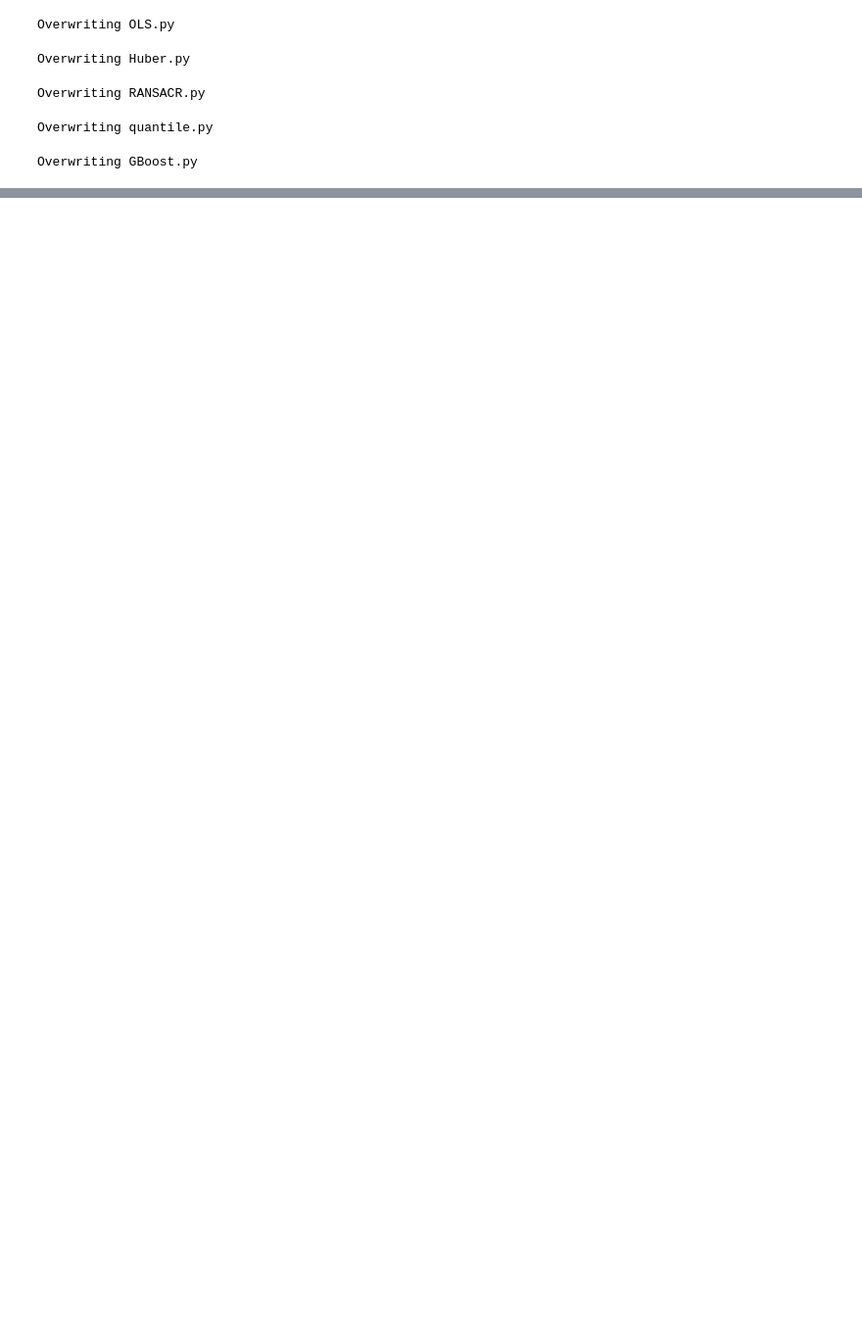
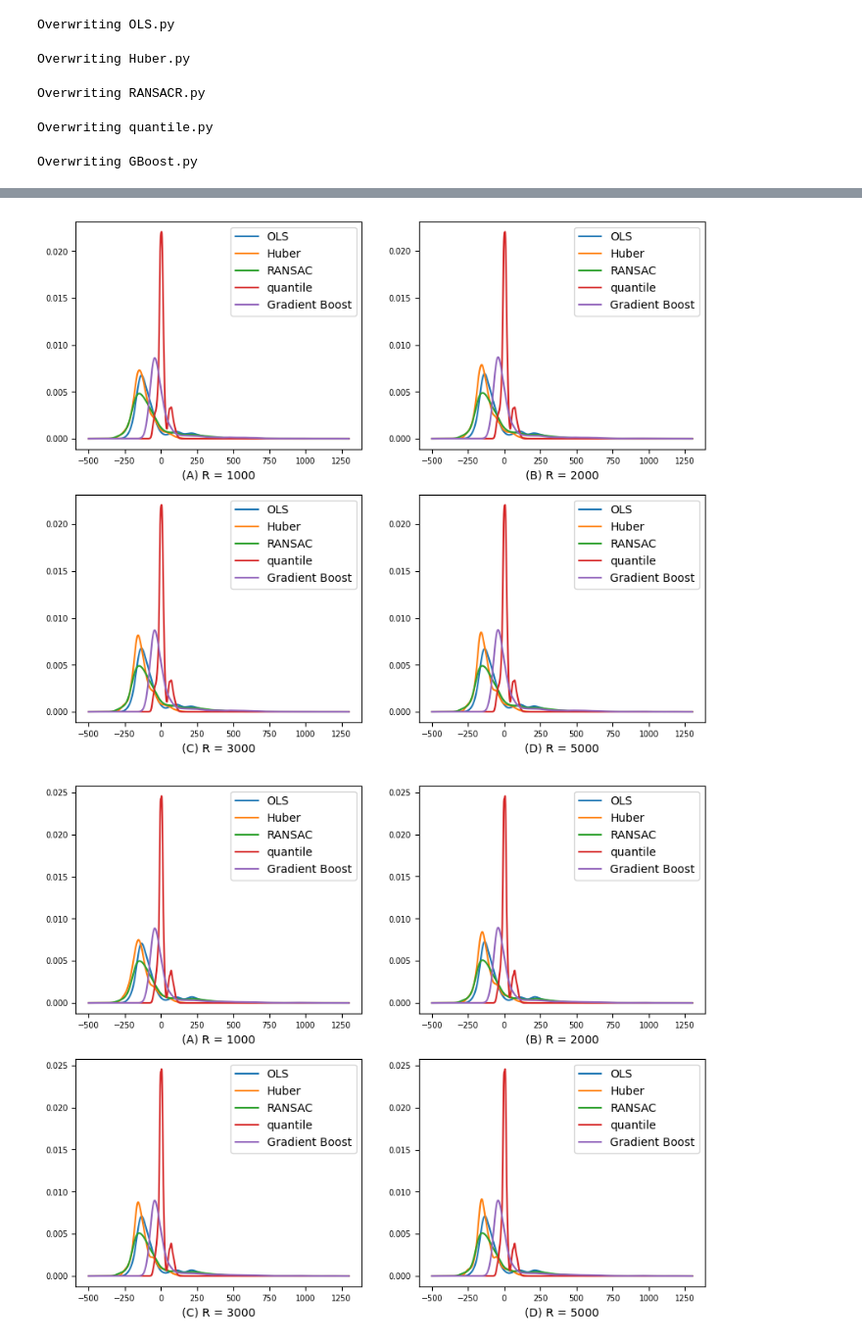
Before and after one commit to TingtingS123/Prediction-Intervals-of-Valuation-for-Large-Portfolio-of-Variable-Annuity-Based-on-Bootstrapping-, a Jupyter notebook: FinalVersion.ipynb, the cells around one changed output, grey strips where cells are left out. Shown at 98% size. Drawn from its saved outputs; the diff is of its cells as text; code cells hidden in the pictures; blank space fills up the shorter version.

```diff
--- a/FinalVersion.ipynb
+++ b/FinalVersion.ipynb
@@ -518,0 +521,32 @@ Comparison  Statistic  p-value  Lower CI  Upper CI
+# %%
+def getdensity(model,kde_x):
+    density = stats.gaussian_kde(model)
+    return density(kde_x)
+# %%
+rate_list = [10,20,30]
+itera = [1000,2000,3000,5000]
+letter = ["(A)","(B)","(C)","(D)"]
+# noise = readfile("OLS",10,1000)['width']
+# density = stats.gaussian_kde(noise)
+kde_x = np.linspace(-500, 1300, 1000)
+side = 'Left_list'
+for rate in rate_list:
+    h = 0
+    fig, ax = plt.subplots(2, 2,figsize=(10,8))
+    for i in range(2):
+        for j in range(2):
+            df_OLS,df_Huber,df_RANSAC,df_quantile,df_GradientBoost = readata(rate,itera[h])
+            ax[i,j].tick_params(axis='both', which='major', labelsize=7)
+            ax[i,j].tick_params(axis='both', which='minor', labelsize=7)
+            ax[i,j].plot(kde_x,getdensity(df_OLS[side],kde_x),label = "OLS")
+            ax[i,j].plot(kde_x,getdensity(df_Huber[side],kde_x),label = "Huber")
+            ax[i,j].plot(kde_x,getdensity(df_RANSAC[side],kde_x),label = "RANSAC")
+            ax[i,j].plot(kde_x,getdensity(df_quantile[side],kde_x),label = "quantile")
+            ax[i,j].plot(kde_x,getdensity(df_GradientBoost[side],kde_x),label = "Gradient Boost")
+            ax[i,j].set_xlabel("{} R = {}".format(letter[h],itera[h]))
+            ax[i,j].legend()
+            h = h+1
+    plt.savefig('./figure/lefthist_rate_{}.png'.format(rate))
+# %% [output]
+[figure, added]
+[figure, added]
```
Also changed, not shown: parts of 8 cells of this notebook.
